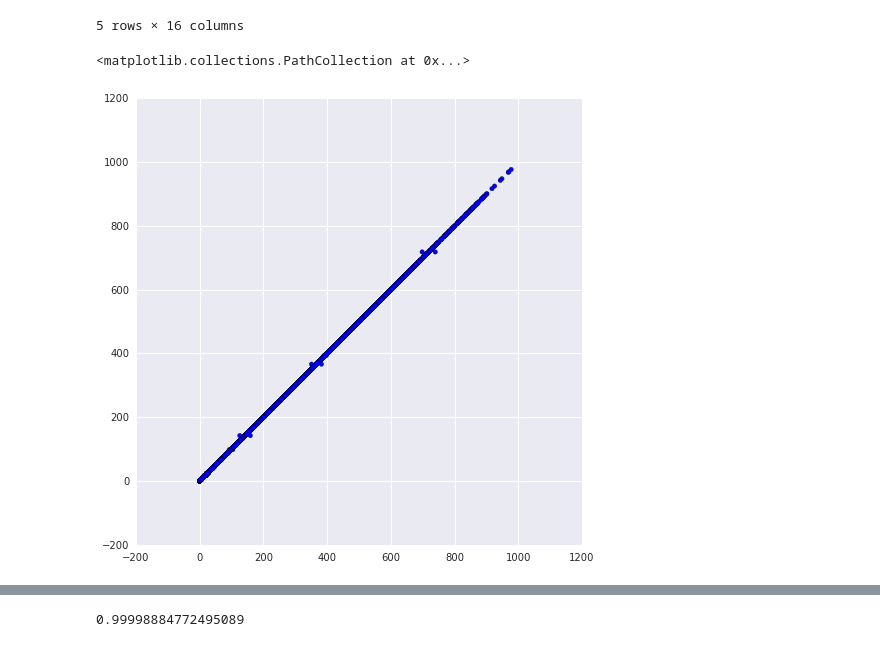
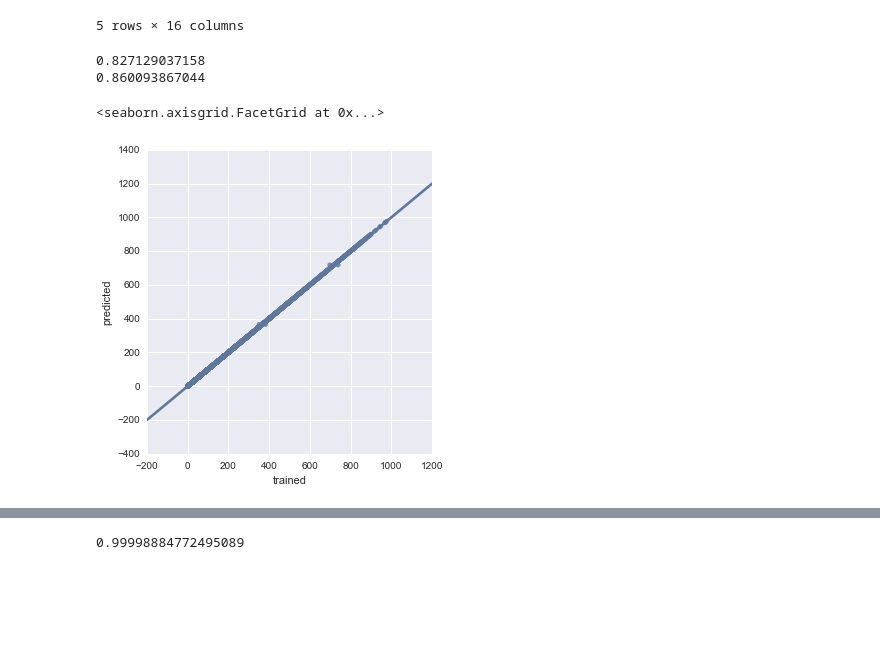
Before and after one commit to rothnic/kaggle_bikesharing, a Jupyter notebook: Bikesharing-Regression.ipynb, the cells around one changed output, grey strips where cells are left out. Drawn from its saved outputs; the diff is of its cells as text; code cells hidden in the pictures; blank space fills up the shorter version.

```diff
--- a/Bikesharing-Regression.ipynb
+++ b/Bikesharing-Regression.ipynb
@@ -8,7 +8,6 @@ from datetime import datetime, date, time
 import scipy as scipy
 
 %matplotlib inline
-sns.set_palette("deep", desat=.6)
 sns.set_context(rc={"figure.figsize": (8, 8)})
 # %%
 data = pd.read_csv('train.csv')
@@ -74,21 +73,38 @@ data.head()
 # %%
 from sklearn.cross_validation import cross_val_score
 from sklearn.tree import DecisionTreeRegressor
+from sklearn.ensemble import ExtraTreesRegressor
 from sklearn import gaussian_process
 from sklearn.ensemble.partial_dependence import plot_partial_dependence
 
 X = np.column_stack((holiday, temp, atemp, hum, season, weather, workingday, windspeed, hours, month, day, year))
 Y = np.column_stack((casual, count))
 Z = np.column_stack((registered, count))
-regressor = DecisionTreeRegressor(random_state=0, max_features=1.0, min_samples_split=2)
-regressor2 = DecisionTreeRegressor(random_state=0)
+regressor = ExtraTreesRegressor(n_estimators=100, random_state=0, max_depth=None, min_samples_split=1, n_jobs=-1)
+regressor2 = ExtraTreesRegressor(n_estimators=100, random_state=0, max_depth=None, min_samples_split=1, n_jobs=-1)
 scores = cross_val_score(regressor, X, Y, cv=10)
+print scores.mean()
 scores2 = cross_val_score(regressor2, X, Z, cv=10)
+print scores2.mean()
 regressor.fit(X,Y)
 regressor2.fit(X,Z)
 y0 = regressor.predict(X)
 y02 = regressor2.predict(X)
-plt.scatter(Y,y0)
+
+tr = Y[:,1:2]
+tr = tr.T
+tr = tr[0,:]
+pr = y0[:,1:2]
+pr = pr.T
+pr = pr[0,:]
+
+#Plot Trained versus Predicted
+data = {'trained' : pd.Series(tr),
+     'predicted' : pd.Series(pr)}
+df = pd.DataFrame(data)
+sns.lmplot("trained", "predicted",df)
 # %% [output]
-<matplotlib.collections.PathCollection at 0x...>
+0.827129037158
+0.860093867044
+<seaborn.axisgrid.FacetGrid at 0x...>
-[figure, old version]
+[figure, new version]
```
Also changed, not shown: parts of 11 cells of this notebook, 4 other files.
